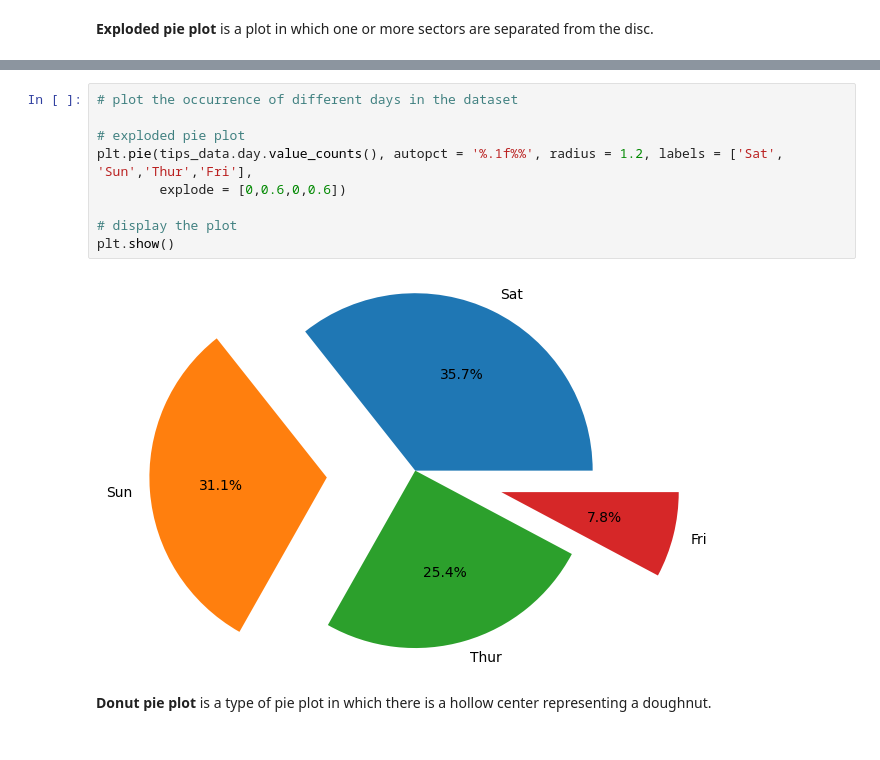
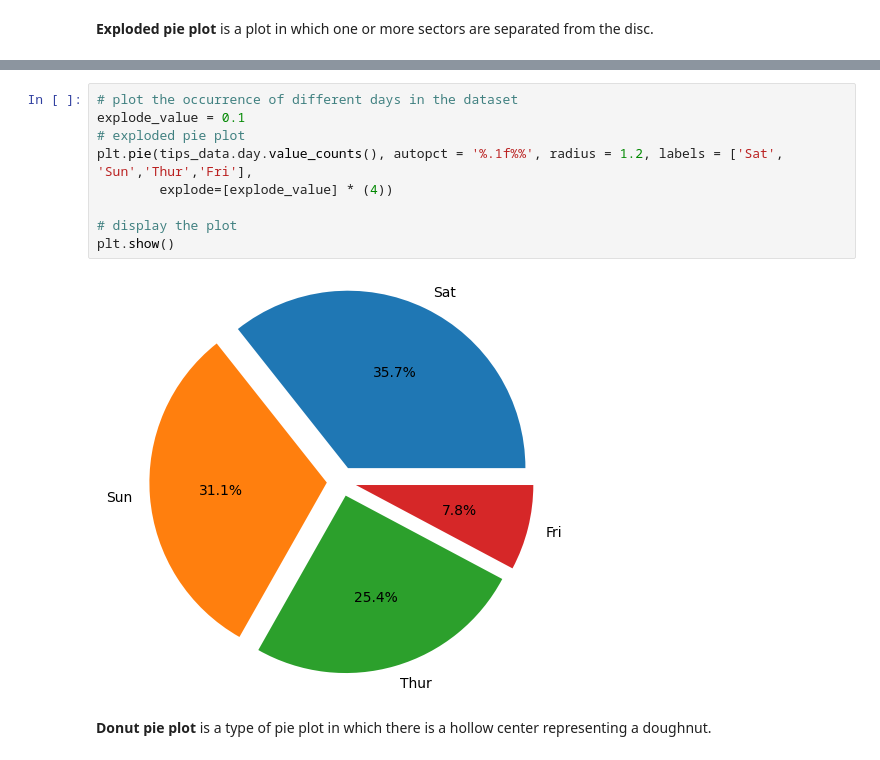
Before and after one commit to zartashiafzal/7am_Data_analysis_with_python, a Jupyter notebook: Data Manipulation and Visualization.ipynb, the cells around one changed output, grey strips where cells are left out. Saved outputs shown, nothing was run; the diff lists cells and outputs as text.

```diff
--- a/Data Manipulation and Visualization.ipynb
+++ b/Data Manipulation and Visualization.ipynb
@@ -719,13 +739,13 @@ From the above pie plot, it can be seen that the data has a high proportion for
 # %%
 # plot the occurrence of different days in the dataset
-
+explode_value = 0.1
 # exploded pie plot
 plt.pie(tips_data.day.value_counts(), autopct = '%.1f%%', radius = 1.2, labels = ['Sat', 'Sun','Thur','Fri'],
-        explode = [0,0.6,0,0.6])
+        explode=[explode_value] * (4))
 
 # display the plot
 plt.show()
 # %% [output]
-[figure, old version]
+[figure, new version]
 # %% [markdown]
 **Donut pie plot** is a type of pie plot in which there is a hollow center representing a doughnut.
```
Also changed, not shown: parts of 9 cells of this notebook.
